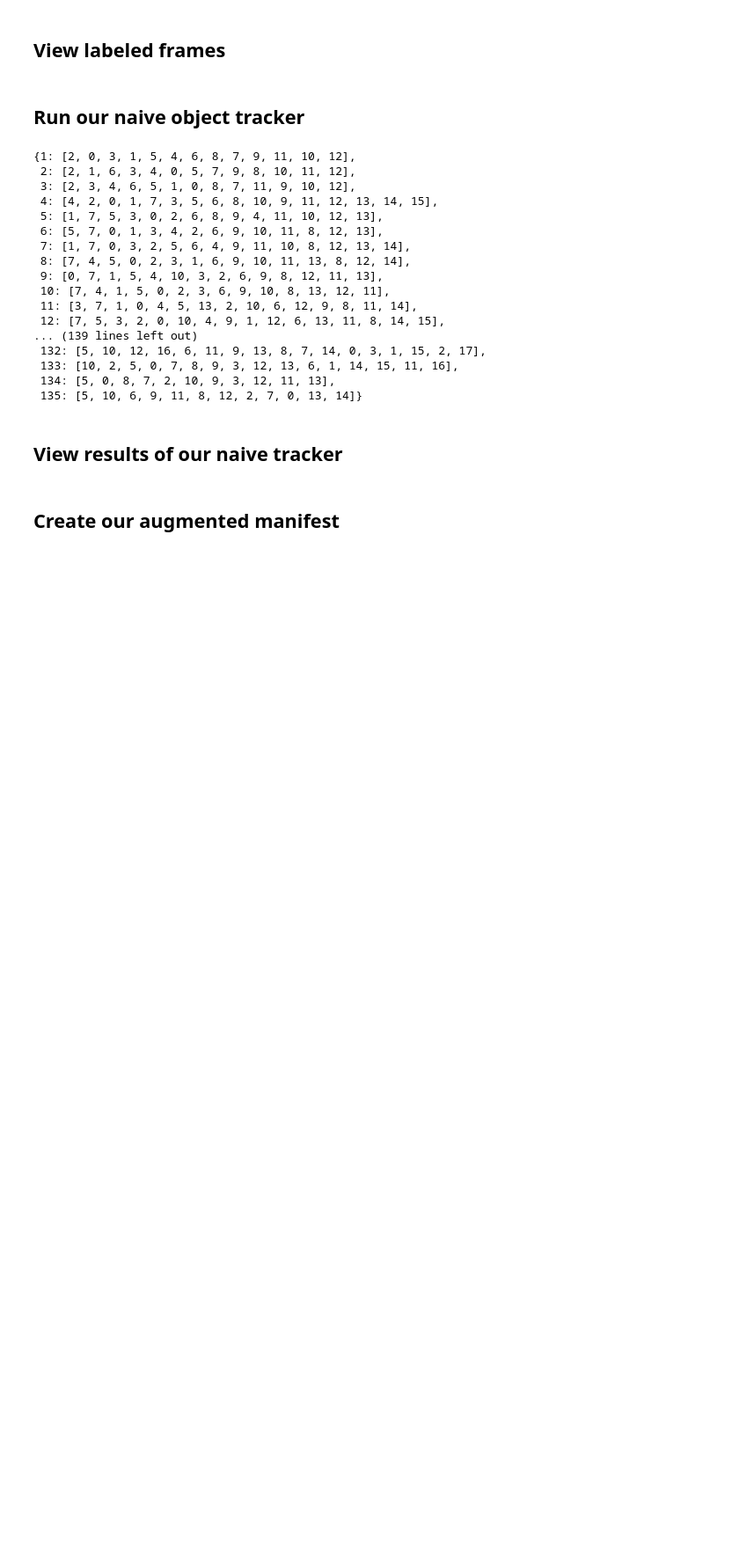
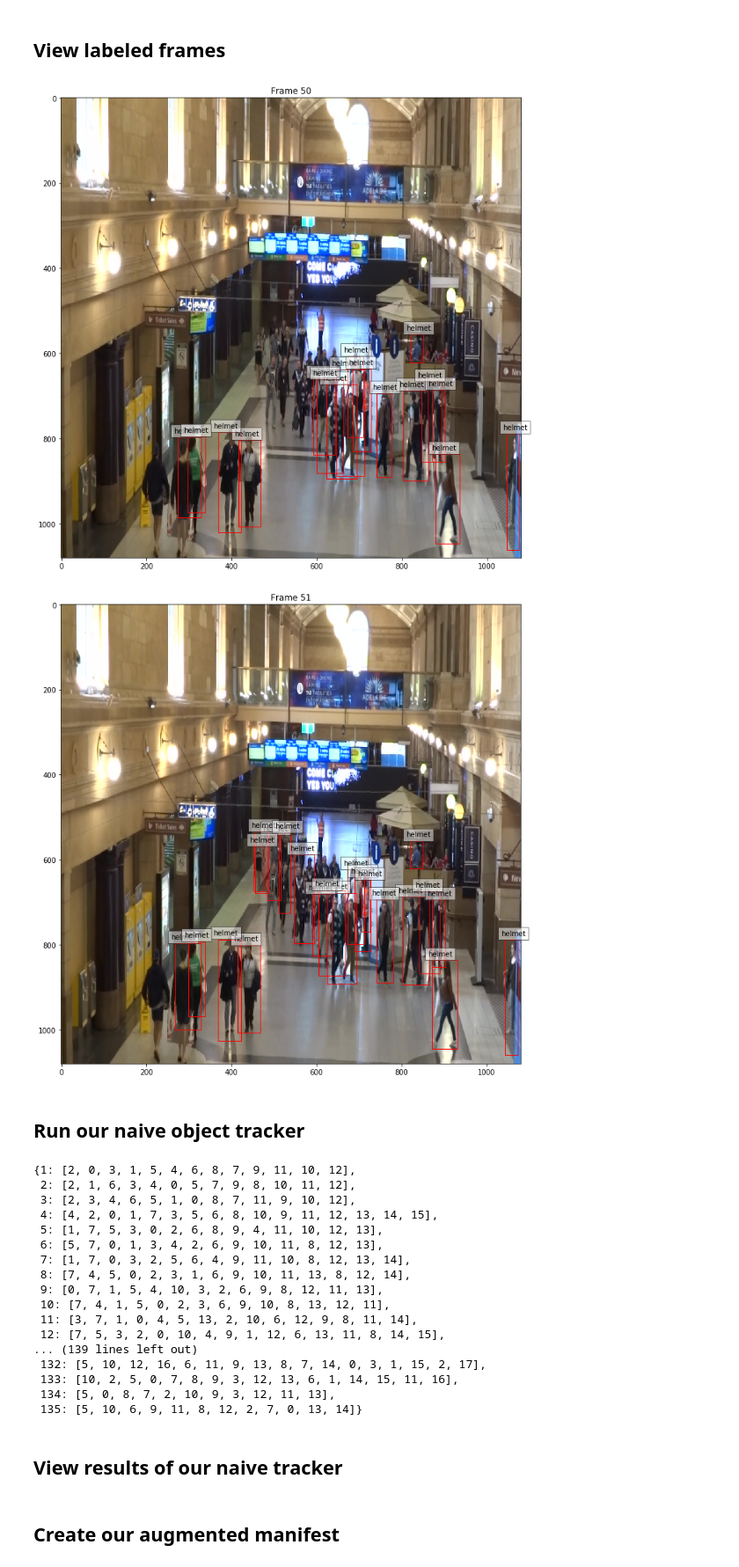
Before and after one commit to iprivit/object-tracking-project, a Jupyter notebook: ground_truth_tracking_job.ipynb, the cells around one changed output. Shown at 88% size. Cells and saved outputs as stored; diff of their text form; code cells hidden in the pictures; blank space fills up the shorter version.

```diff
--- a/ground_truth_tracking_job.ipynb
+++ b/ground_truth_tracking_job.ipynb
@@ -201,18 +202,22 @@ NameError: name 'imgs' is not defined
 # %%
 start_ind = 50
 for j in range(start_ind,start_ind+2):
 
     # Create figure and axes
     fig,ax = plt.subplots(1, figsize=(24,12))
     ax.set_title(f'Frame {j}')
 
     # Display the image
     ax.imshow(imgs[vid][j])
 
     for i,annot in enumerate(preds[vid][j]['pred_boxes']):
-        rect = patches.Rectangle((annot[0], annot[1]), annot[2]-annot[0], annot[3]-annot[1] ,linewidth=1,edgecolor='r',facecolor='none') # 50,100),40,30
-        ax.add_patch(rect)
-        plt.text(annot[0]-10, annot[1]-10, f"helmet", fontdict=None) #
+        if (preds[vid][j]['pred_classes'][i]==0)&(preds[vid][j]['scores'][i]>.2):
+            rect = patches.Rectangle((annot[0], annot[1]), annot[2]-annot[0], annot[3]-annot[1] ,linewidth=1,edgecolor='r',facecolor='none') # 50,100),40,30
+            ax.add_patch(rect)
+            plt.text(annot[0]-10, annot[1]-10, f"helmet", bbox=dict(facecolor='white', alpha=0.5)) #
+# %% [output]
+[figure, added]
+[figure, added]
 # %% [markdown]
 ## Run our naive object tracker
 # %%
```
Also changed, not shown: parts of 4 cells of this notebook, 4 other files.
